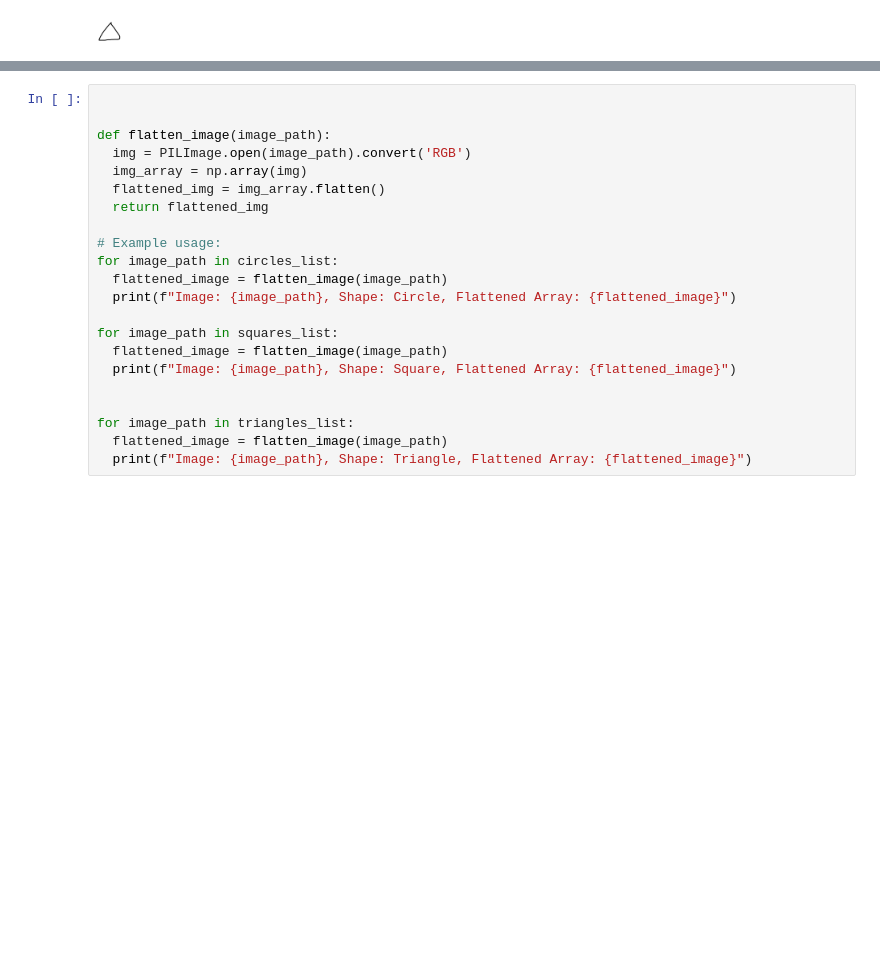
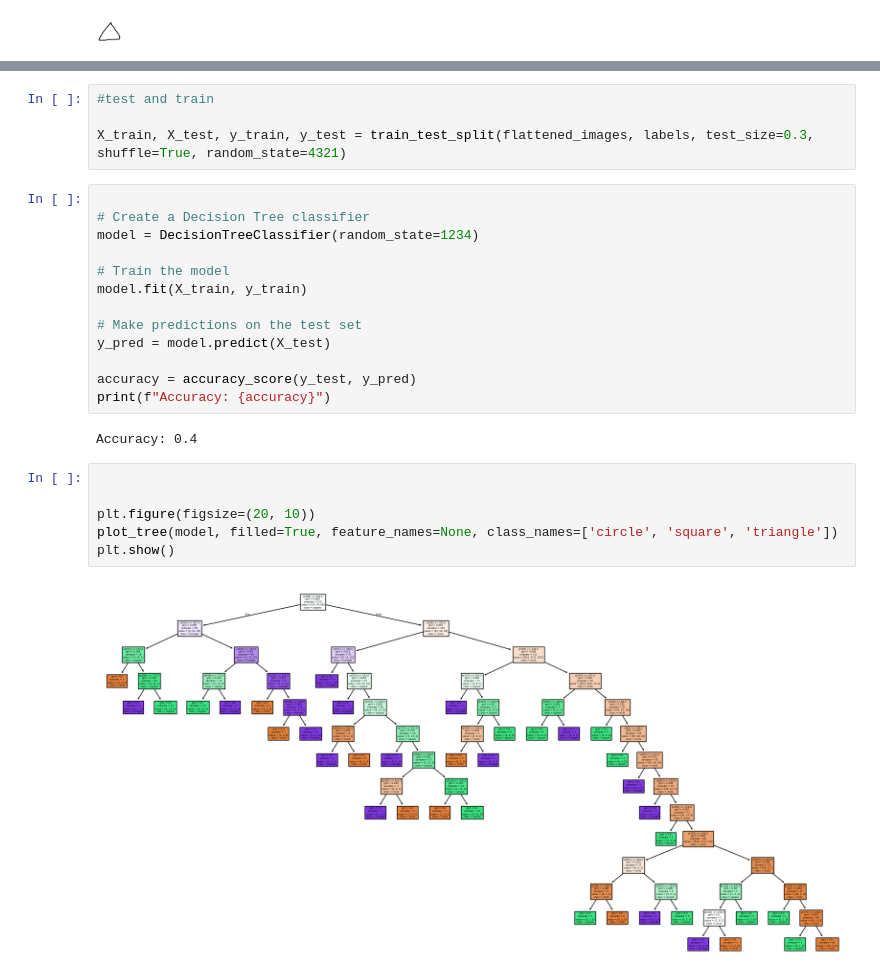
Before and after one commit to MihaKlancnik/na2_RIRSU, a Jupyter notebook: Nal2_RIRSU.ipynb, the cells around one changed output, grey strips where cells are left out. Drawn from its saved outputs; the diff is of its cells as text; blank space fills up the shorter version.

```diff
--- a/Nal2_RIRSU.ipynb
+++ b/Nal2_RIRSU.ipynb
@@ -72,22 +72,27 @@ process_images(triangles_list, 'triangle')
-# %%
-
-
-def flatten_image(image_path):
-  img = PILImage.open(image_path).convert('RGB')
-  img_array = np.array(img)
-  flattened_img = img_array.flatten()
-  return flattened_img
-
-# Example usage:
-for image_path in circles_list:
-  flattened_image = flatten_image(image_path)
-  print(f"Image: {image_path}, Shape: Circle, Flattened Array: {flattened_image}")
-
-for image_path in squares_list:
-  flattened_image = flatten_image(image_path)
-  print(f"Image: {image_path}, Shape: Square, Flattened Array: {flattened_image}")
-
-
-for image_path in triangles_list:
-  flattened_image = flatten_image(image_path)
-  print(f"Image: {image_path}, Shape: Triangle, Flattened Array: {flattened_image}")
+# %%
+#test and train
+
+X_train, X_test, y_train, y_test = train_test_split(flattened_images, labels, test_size=0.3, shuffle=True, random_state=4321)
+# %%
+
+# Create a Decision Tree classifier
+model = DecisionTreeClassifier(random_state=1234)
+
+# Train the model
+model.fit(X_train, y_train)
+
+# Make predictions on the test set
+y_pred = model.predict(X_test)
+
+accuracy = accuracy_score(y_test, y_pred)
+print(f"Accuracy: {accuracy}")
+# %% [output]
+Accuracy: 0.4
+# %%
+
+
+plt.figure(figsize=(20, 10))
+plot_tree(model, filled=True, feature_names=None, class_names=['circle', 'square', 'triangle'])
+plt.show()
+# %% [output]
+[figure, added]
```
Also changed, not shown: parts of 4 cells of this notebook.
